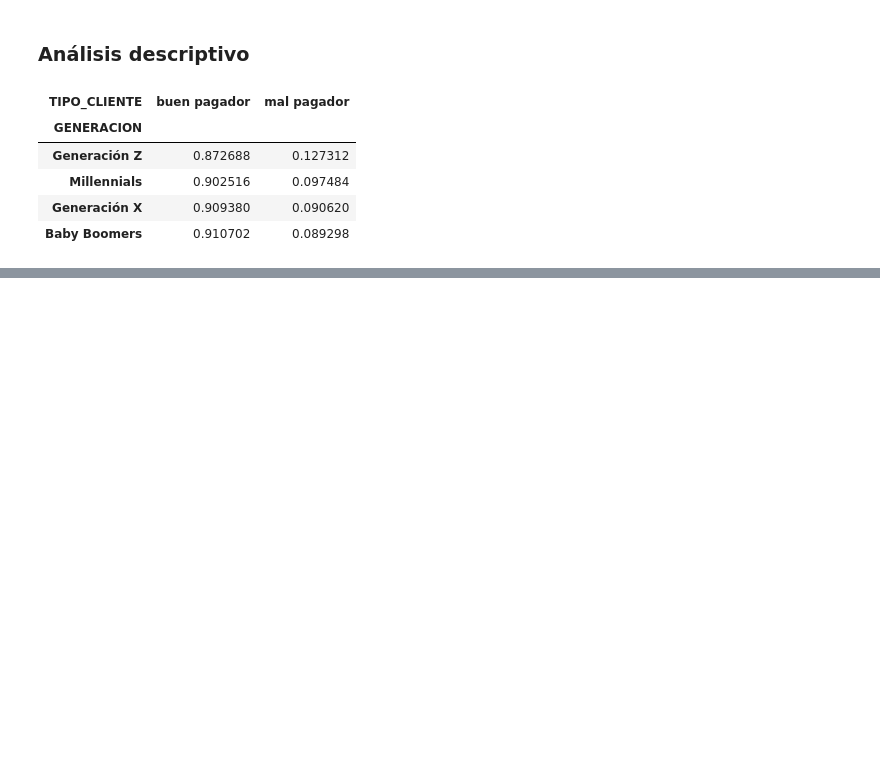
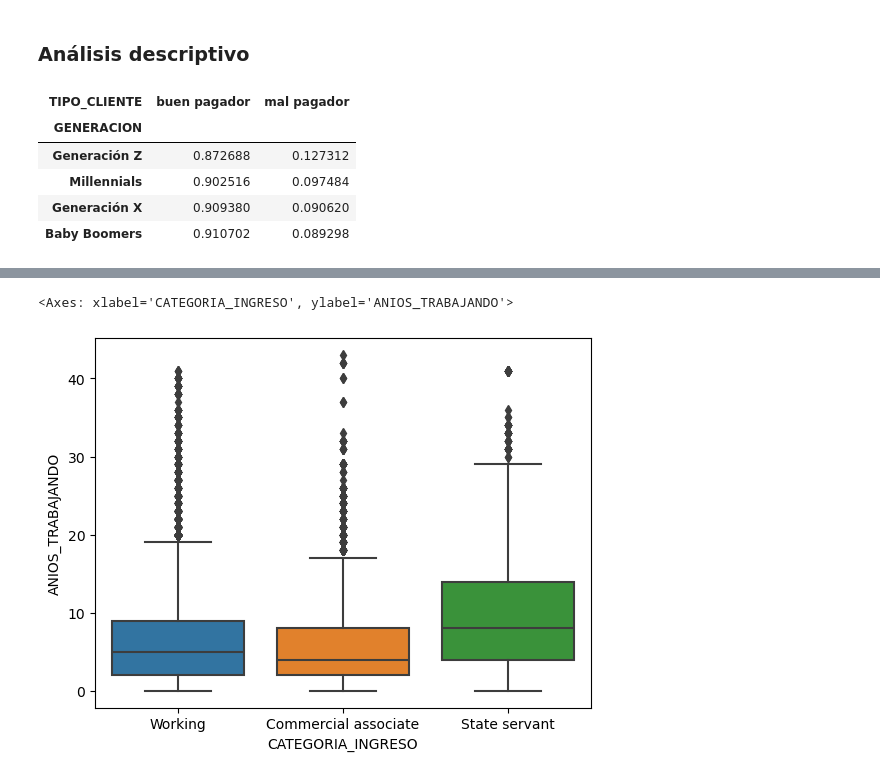
Before and after one commit to ajalca/cbe_customer_classification, a Jupyter notebook: VISA - Grupo 5.ipynb, the cells around one changed output, grey strips where cells are left out. Saved outputs shown, nothing was run; the diff lists cells and outputs as text; code cells hidden in the pictures; blank space fills up the shorter version.

```diff
--- a/VISA - Grupo 5.ipynb
+++ b/VISA - Grupo 5.ipynb
@@ -516,0 +635,5 @@ generacion_df.reindex(["Generación Z", "Millennials", "Generación X", "Baby Bo
+# %%
+sns.boxplot(x='CATEGORIA_INGRESO', y='ANIOS_TRABAJANDO', data=estabilidad_df)
+# %% [output]
+<Axes: xlabel='CATEGORIA_INGRESO', ylabel='ANIOS_TRABAJANDO'>
+[figure, added]
```
Also changed, not shown: parts of 25 cells of this notebook, 1 other file.
